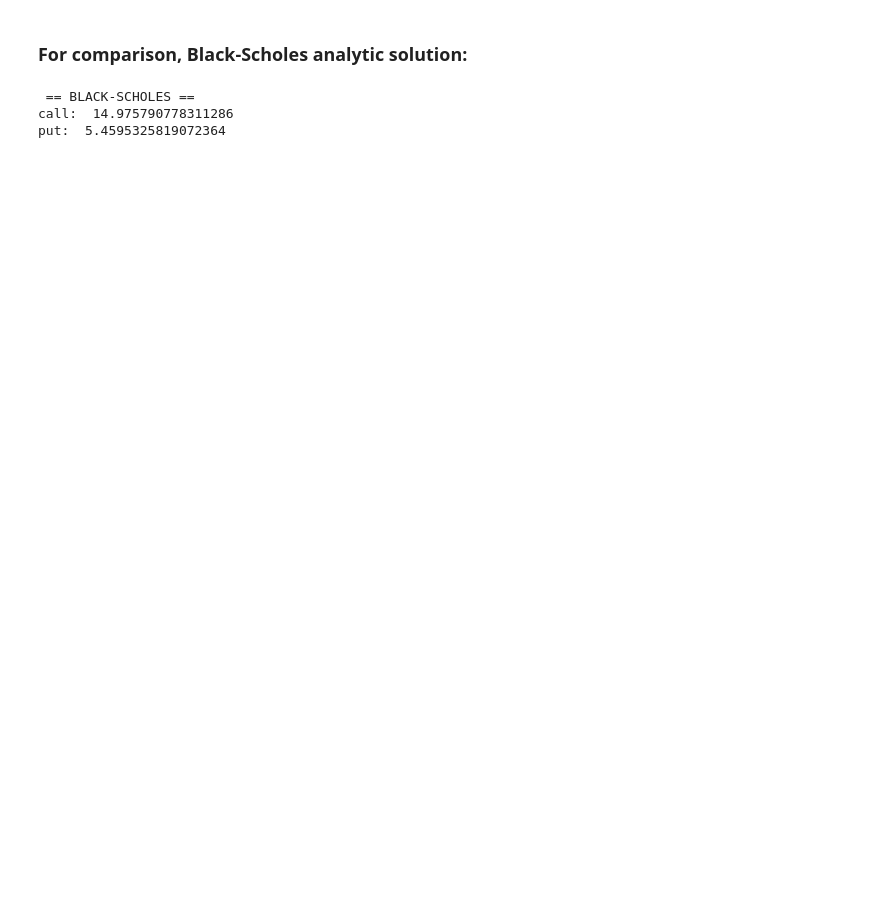
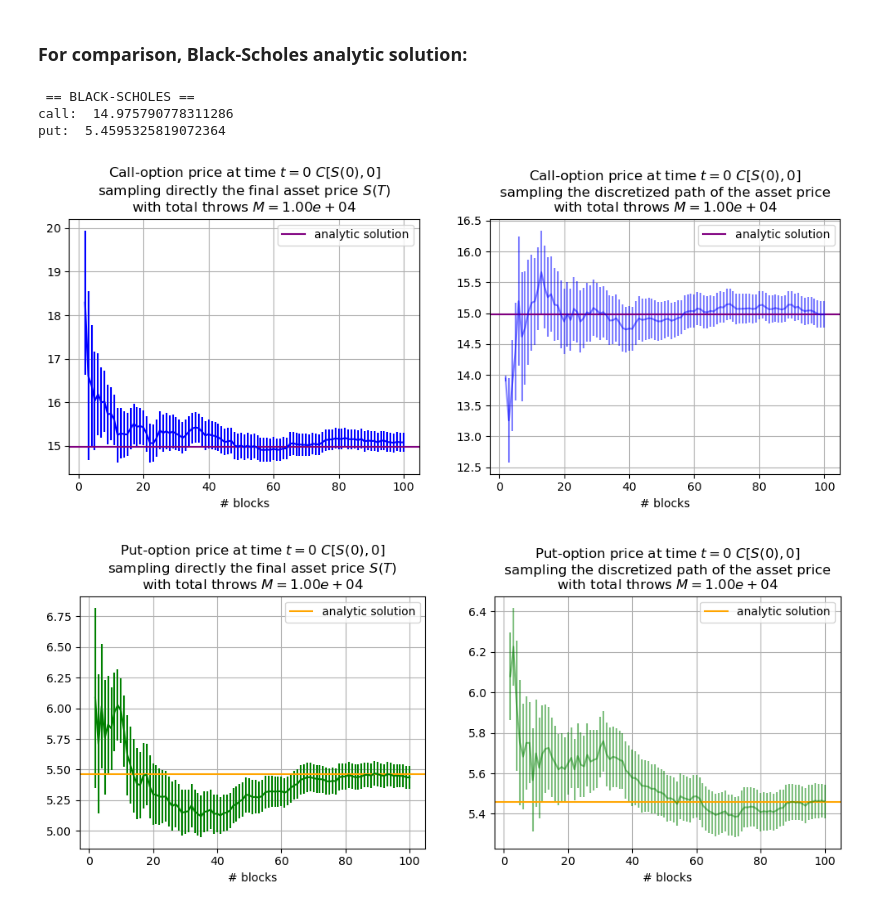
Before and after one commit to edoiannu/LSN_Exercises_Iannucci, a Jupyter notebook: Exercises_03/LSN_Exercises_03.ipynb, the cells around one changed output. Cells and saved outputs as stored; diff of their text form; code cells hidden in the pictures; blank space fills up the shorter version.

```diff
--- a/Exercises_03/LSN_Exercises_03.ipynb
+++ b/Exercises_03/LSN_Exercises_03.ipynb
@@ -125,3 +81,66 @@ if __name__ == "__main__":
  == BLACK-SCHOLES ==
 call:  14.975790778311286
 put:  5.4595325819072364
+# %%
+import matplotlib
+import matplotlib.pyplot as plt
+import numpy as np
+
+fig, call_plot = plt.subplots(1, 2, figsize=(12, 4))
+fig1, put_plot = plt.subplots(1, 2, figsize=(12, 4))
+
+N = np.arange(2,101)
+
+files = ["call_direct.out", "call_discretized.out", "put_direct.out", "put_discretized.out"]
+
+# Initialize variables
+NSTEPS = None
+NBLOCKS = None
+
+for i in range(4):
+    mean = []
+    sigma = []
+    file = open("results/"+files[i], "r")
+    for line in file: # to read every line of the file
+        if line.startswith("# STEPS"):
+            NSTEPS = int(line.split()[2])
+        elif line.startswith("# BLOCKS"):
+            NBLOCKS = int(line.split()[2])
+        elif not line.startswith("#"):
+            elements = line.split()
+            mean.append(float(elements[0]))
+            sigma.append(float(elements[1]))
+    file.close()
+    if i==0:
+        call_plot[0].errorbar(N,mean,yerr=sigma,color='blue')
+        call_plot[0].set_xlabel('# blocks')
+        call_plot[0].set_title('Call-option price at time $t=0$ $C[S(0),0]$\nsampling directly the final asset price $S(T)$\nwith total numer of asset prices $M='+str("{:.2e}".format(NSTEPS))+'$')
+        call_plot[0].axhline(y=call, color='purple', label='analytic solution')
+        call_plot[0].legend()
+        call_plot[0].grid(True)
+    if i==1:
+        call_plot[1].errorbar(N,mean,yerr=sigma,color='blue',alpha=0.5)
+        call_plot[1].set_xlabel('# blocks')
+        call_plot[1].set_title('Call-option price at time $t=0$ $C[S(0),0]$\nsampling the discretized path of the asset price\nwith total throws $M='+str("{:.2e}".format(NSTEPS))+'$')
+        call_plot[1].axhline(y=call, color='purple', label='analytic solution')
+        call_plot[1].legend()
+        call_plot[1].grid(True)
+    if i==2:
+        put_plot[0].errorbar(N,mean,yerr=sigma,color='green')
+        put_plot[0].set_xlabel('# blocks')
+        put_plot[0].set_title('Put-option price at time $t=0$ $C[S(0),0]$\nsampling directly the final asset price $S(T)$\nwith total throws $M='+str("{:.2e}".format(NSTEPS))+'$')
+        put_plot[0].axhline(y=put, color='orange', label='analytic solution')
+        put_plot[0].legend()
+        put_plot[0].grid(True)
+    if i==3:
+        put_plot[1].errorbar(N,mean,yerr=sigma,color='green',alpha=0.5)
+        put_plot[1].set_xlabel('# blocks')
+        put_plot[1].set_title('Put-option price at time $t=0$ $C[S(0),0]$\nsampling the discretized path of the asset price\nwith total throws $M='+str("{:.2e}".format(NSTEPS))+'$')
+        put_plot[1].axhline(y=put, color='orange', label='analytic solution')
+        put_plot[1].legend()
+        put_plot[1].grid(True)
+
+plt.show()
+# %% [output]
+[figure, added]
+[figure, added]
```
Also changed, not shown: parts of 1 cell of this notebook, 11 other files.
